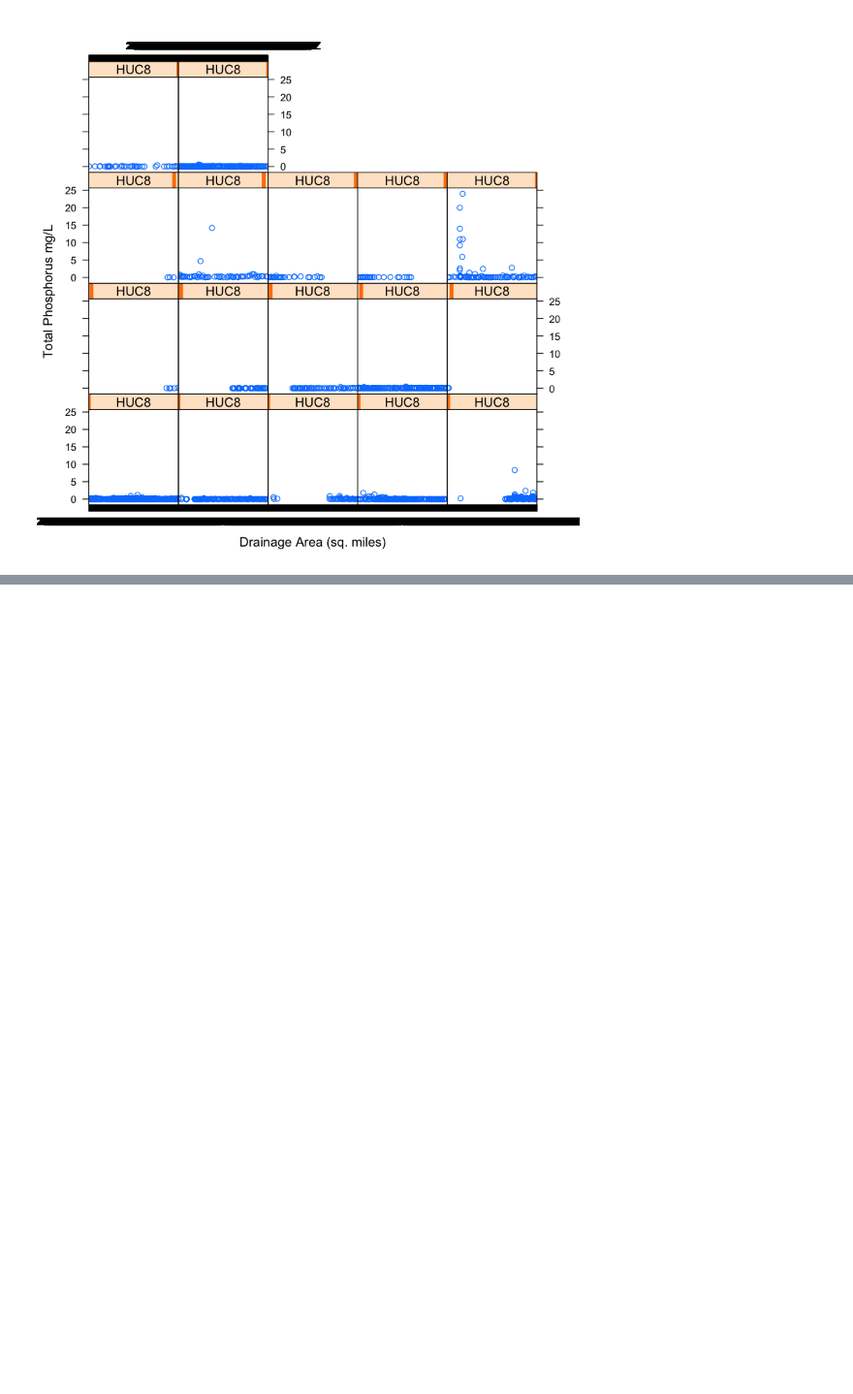
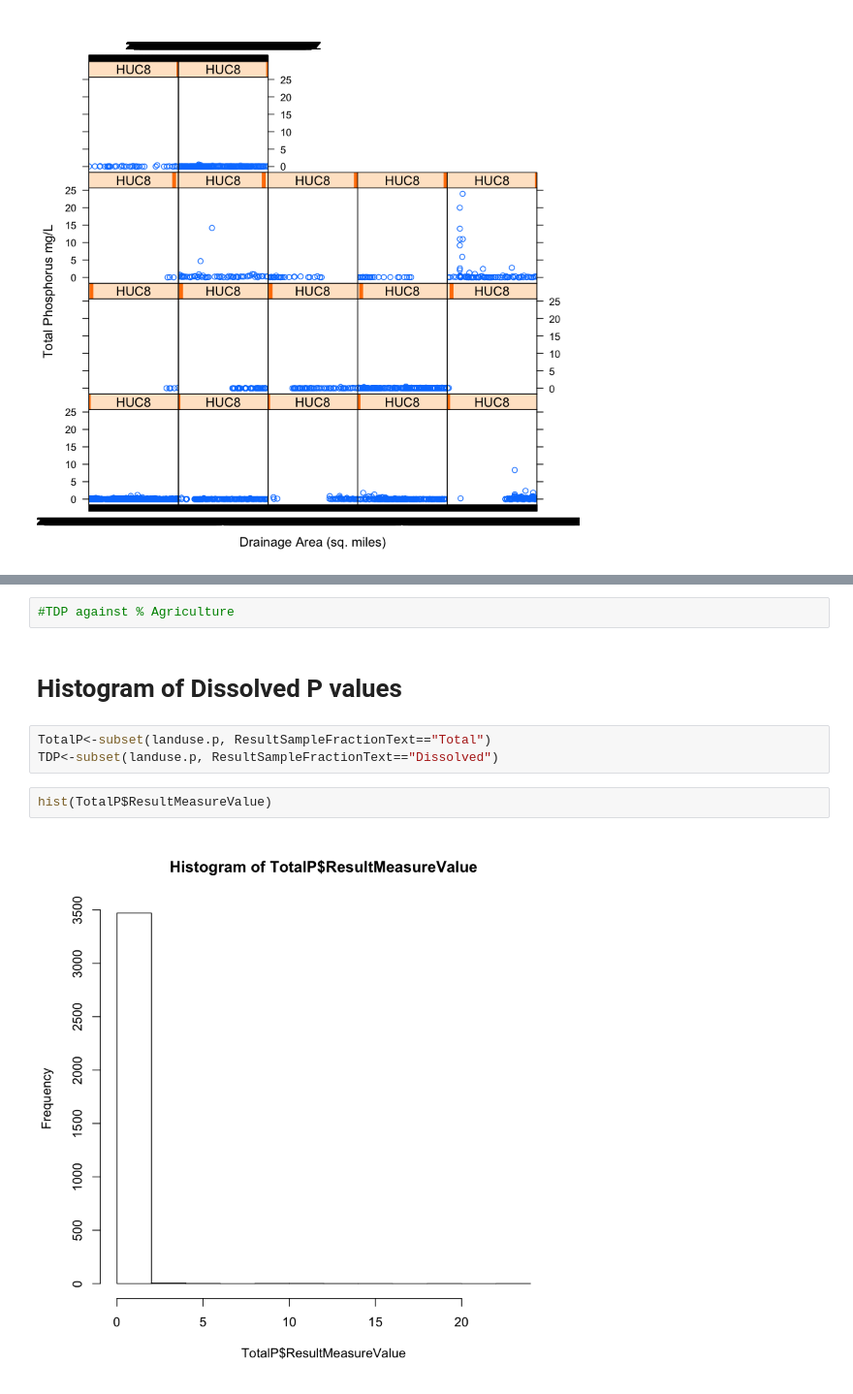
Before and after one commit to erinlarson/DDESSS_Stream_Dream_Team, a Jupyter notebook: Streams_Prelim_Plots.ipynb, the cells around one changed output, grey strips where cells are left out. Shown at 97% size. Saved outputs shown, nothing was run; the diff lists cells and outputs as text; blank space fills up the shorter version.

```diff
--- a/Streams_Prelim_Plots.ipynb
+++ b/Streams_Prelim_Plots.ipynb
@@ -92,0 +113,11 @@ TotalP.HUC.timeplot
+# %%
+#TDP against % Agriculture
+# %% [markdown]
+# Histogram of Dissolved P values
+# %%
+TotalP<-subset(landuse.p, ResultSampleFractionText=="Total")
+TDP<-subset(landuse.p, ResultSampleFractionText=="Dissolved")
+# %%
+hist(TotalP$ResultMeasureValue)
+# %% [output]
+[figure, added]
```
Also changed, not shown: parts of 6 cells of this notebook.
